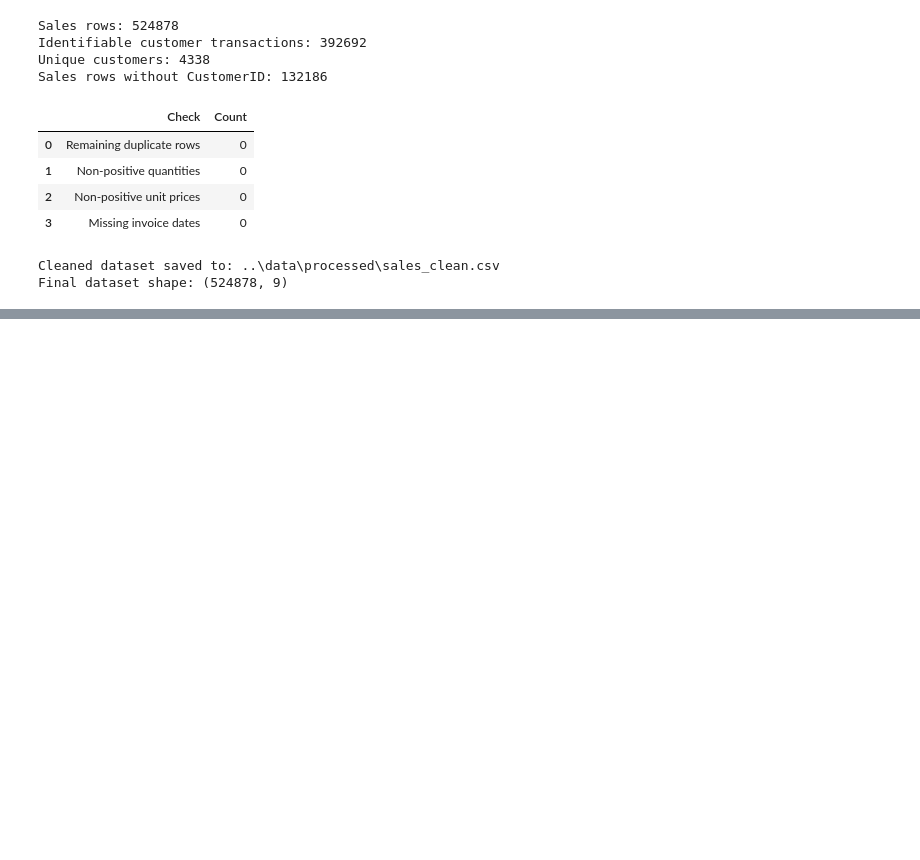
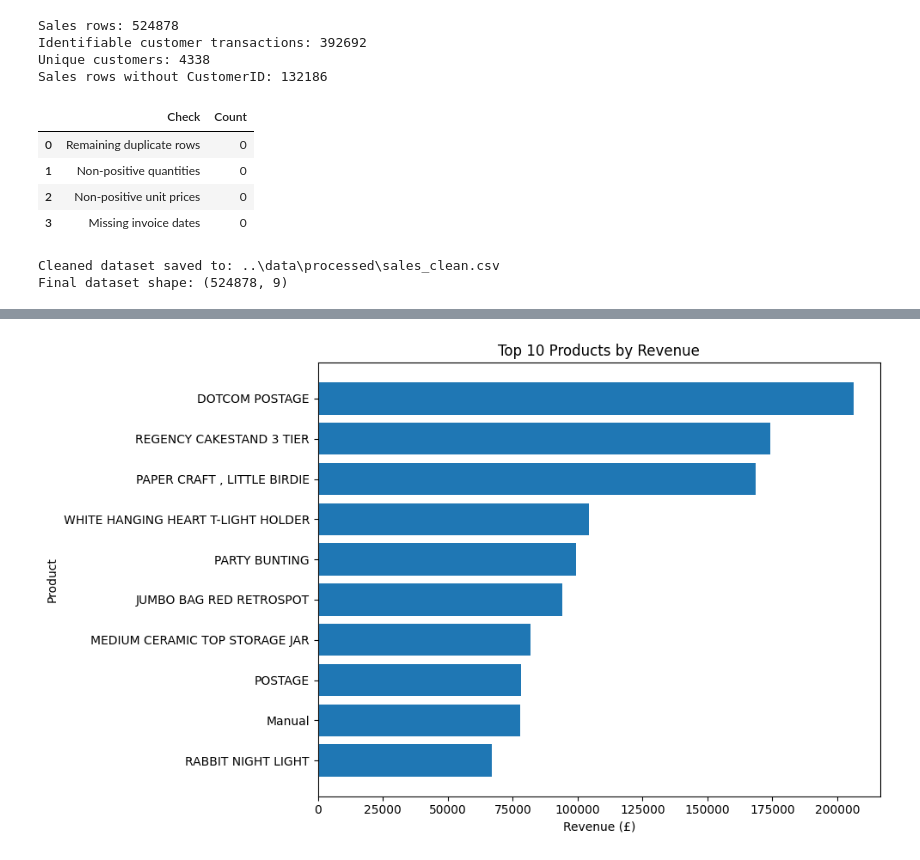
Before and after one commit to sahelsepehri/data-analysis-portfolio, a Jupyter notebook: ecommerce-sales-analysis/notebooks/E-commerce Sales Performance Analysis.ipynb, the cells around one changed output, grey strips where cells are left out. Saved outputs shown, nothing was run; the diff lists cells and outputs as text; code cells hidden in the pictures; blank space fills up the shorter version.

```diff
--- a/ecommerce-sales-analysis/notebooks/E-commerce Sales Performance Analysis.ipynb
+++ b/ecommerce-sales-analysis/notebooks/E-commerce Sales Performance Analysis.ipynb
@@ -301,0 +306,8 @@ Final dataset shape: (524878, 9)
+# %%
+
+sales_df = pd.read_csv(
+    "../data/processed/sales_clean.csv",
+    parse_dates=["InvoiceDate"]
+)
+
+sales_df.head()
@@ -301,0 +402,19 @@ Final dataset shape: (524878, 9)
+# %%
+
+top_products = (
+    sales_df
+    .groupby(
+        ["StockCode", "Description"],
+        dropna=False
+    )
+    .agg(
+        Revenue=("Revenue", "sum"),
+        Units_Sold=("Quantity", "sum"),
+        Orders=("InvoiceNo", "nunique")
+    )
+    .reset_index()
+    .sort_values("Revenue", ascending=False)
+    .head(10)
+)
+
+display(top_products)
@@ -301,0 +433,18 @@ Final dataset shape: (524878, 9)
+# %%
+
+plot_products = top_products.sort_values("Revenue")
+
+plt.figure(figsize=(10, 6))
+
+plt.barh(
+    plot_products["Description"].fillna("Unknown"),
+    plot_products["Revenue"]
+)
+
+plt.title("Top 10 Products by Revenue")
+plt.xlabel("Revenue (£)")
+plt.ylabel("Product")
+plt.tight_layout()
+plt.show()
+# %% [output]
+[figure, added]
```
Also changed, not shown: parts of 8 cells of this notebook.
